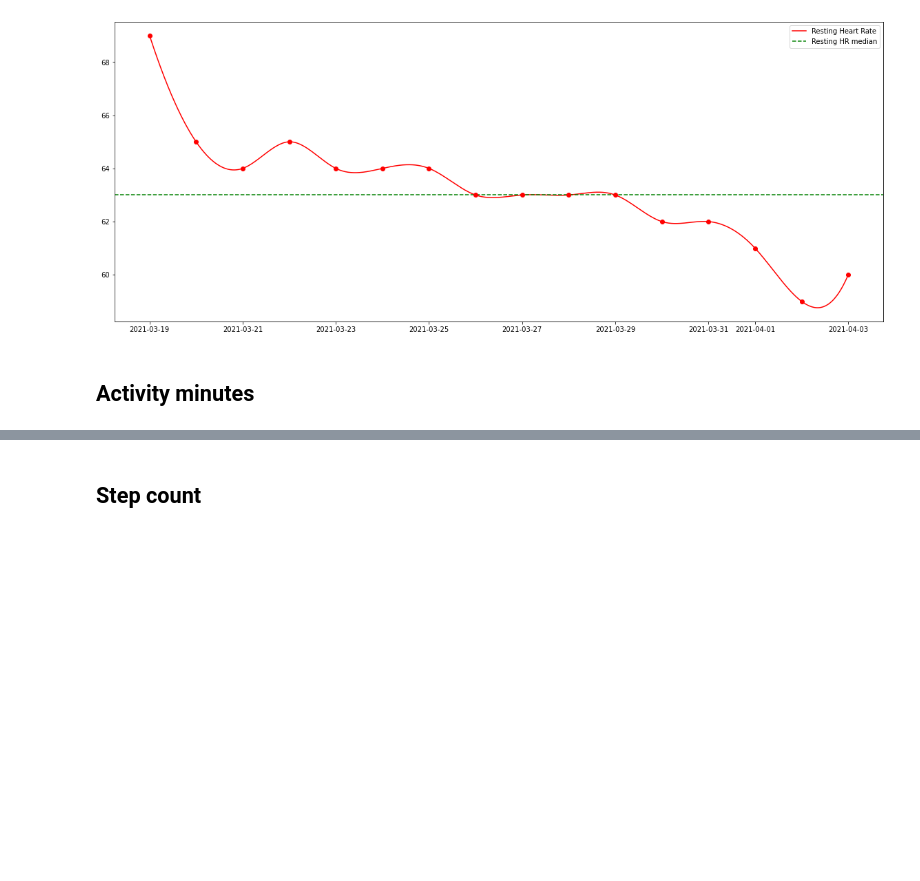
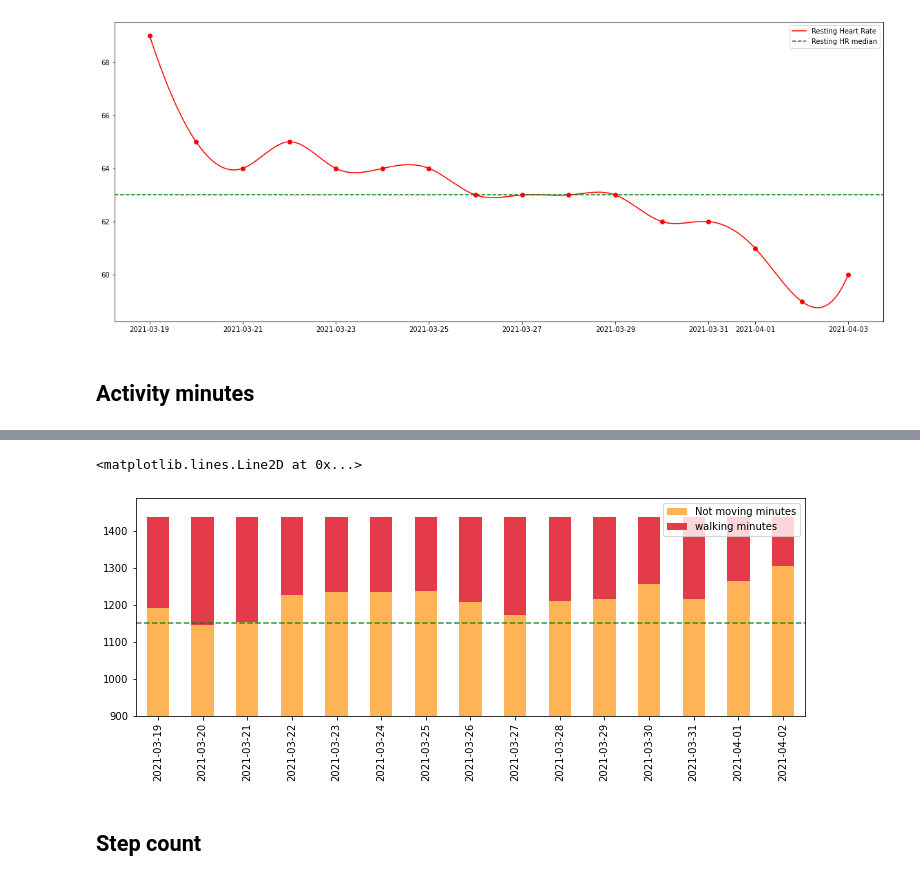
Before and after one commit to arpanghosh8453/public-programs, a Jupyter notebook: Fitbit Data Analyzer/Fitbit HR analyzer.ipynb, the cells around one changed output, grey strips where cells are left out. Cells and saved outputs as stored; diff of their text form; code cells hidden in the pictures; blank space fills up the shorter version.

```diff
--- a/Fitbit Data Analyzer/Fitbit HR analyzer.ipynb
+++ b/Fitbit Data Analyzer/Fitbit HR analyzer.ipynb
@@ -183,3 +202,31 @@ pd.DataFrame(data_activity, index=datetime_list)[['minutesLightlyActive', 'minut
+# %%
+start = datetime.datetime.strptime(start_date, "%Y-%m-%d")
+end = datetime.datetime.strptime(end_date, "%Y-%m-%d")
+
+date_array = (start + datetime.timedelta(days=x) for x in range(0, (end-start).days))
+
+day_list = []
+for date_object in date_array:
+    day_list.append(date_object.strftime("%Y-%m-%d"))
+# %%
+header = {'Authorization': 'Bearer {}'.format(access_token)}
+
+steps_interday_list = []
+
+for single_day in day_list:
+    response = requests.get("https://api.fitbit.com/1/user/-/activities/steps/date/"+single_day+"/1d/1min.json", headers=header).json()
+    df = pd.DataFrame(response['activities-steps-intraday']['dataset'])
+    steps_interday_list.append({"date":response['activities-steps'][0]['dateTime'], "walking minutes":len(df[df['value'] != 0]), "Not moving minutes" : len(df) - len(df[df['value'] != 0])})
+# %%
+df = pd.DataFrame(steps_interday_list, index = day_list)
+del df['date']
+# %%
+df[['Not moving minutes','walking minutes']].plot(kind='bar', stacked=True, color=['#FFB357', '#E43B4A'], ylim = (900,1490))
+
+plt.axhline(y = 1150, color = 'g', linestyle = 'dashed', label = 'Average %', alpha = 0.8)
+# %% [output]
+<matplotlib.lines.Line2D at 0x...>
+[figure, added]
 # %% [markdown]
 <h2>Step count</h2>
 # %%
```
Also changed, not shown: parts of 6 cells of this notebook, 1 other file.
